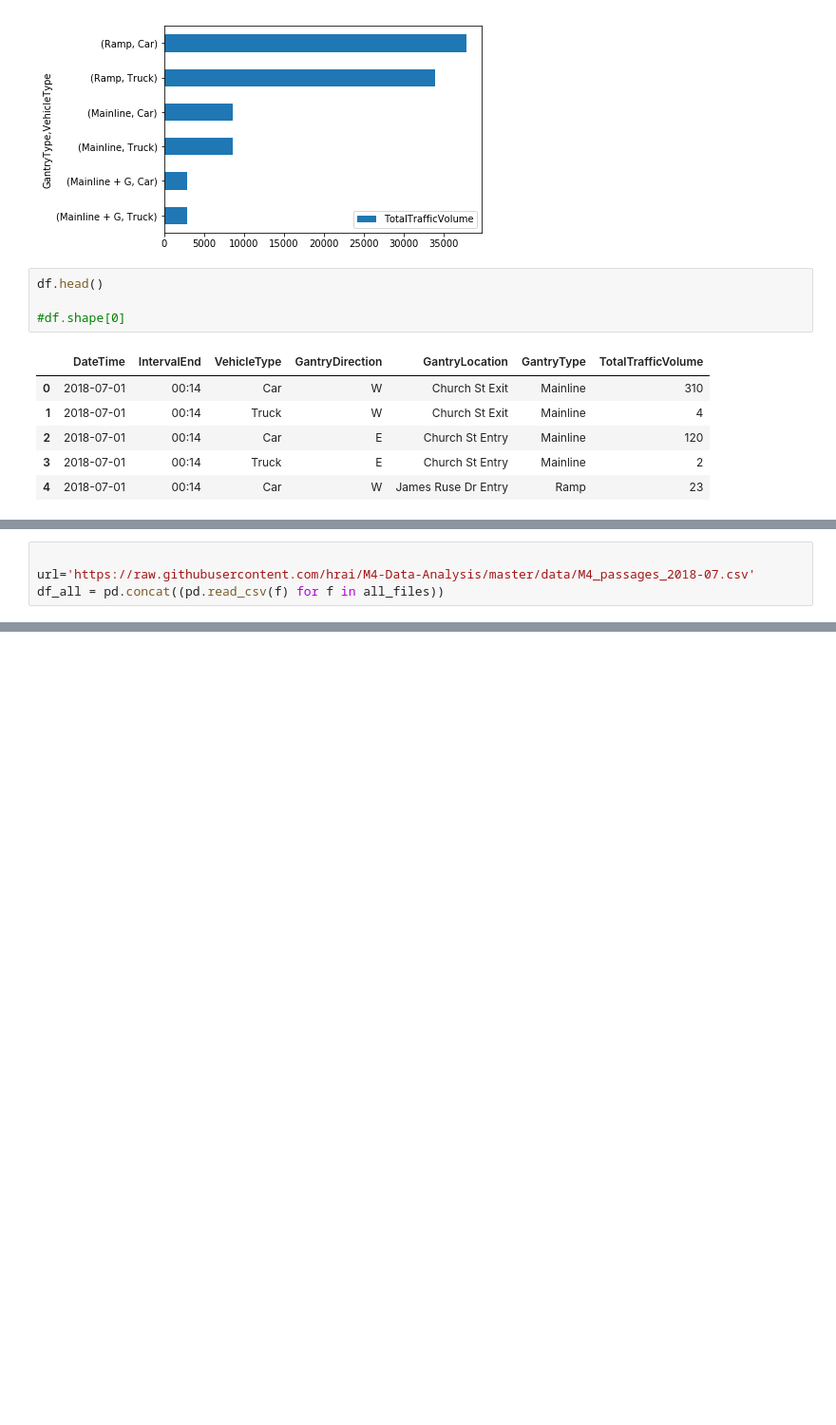
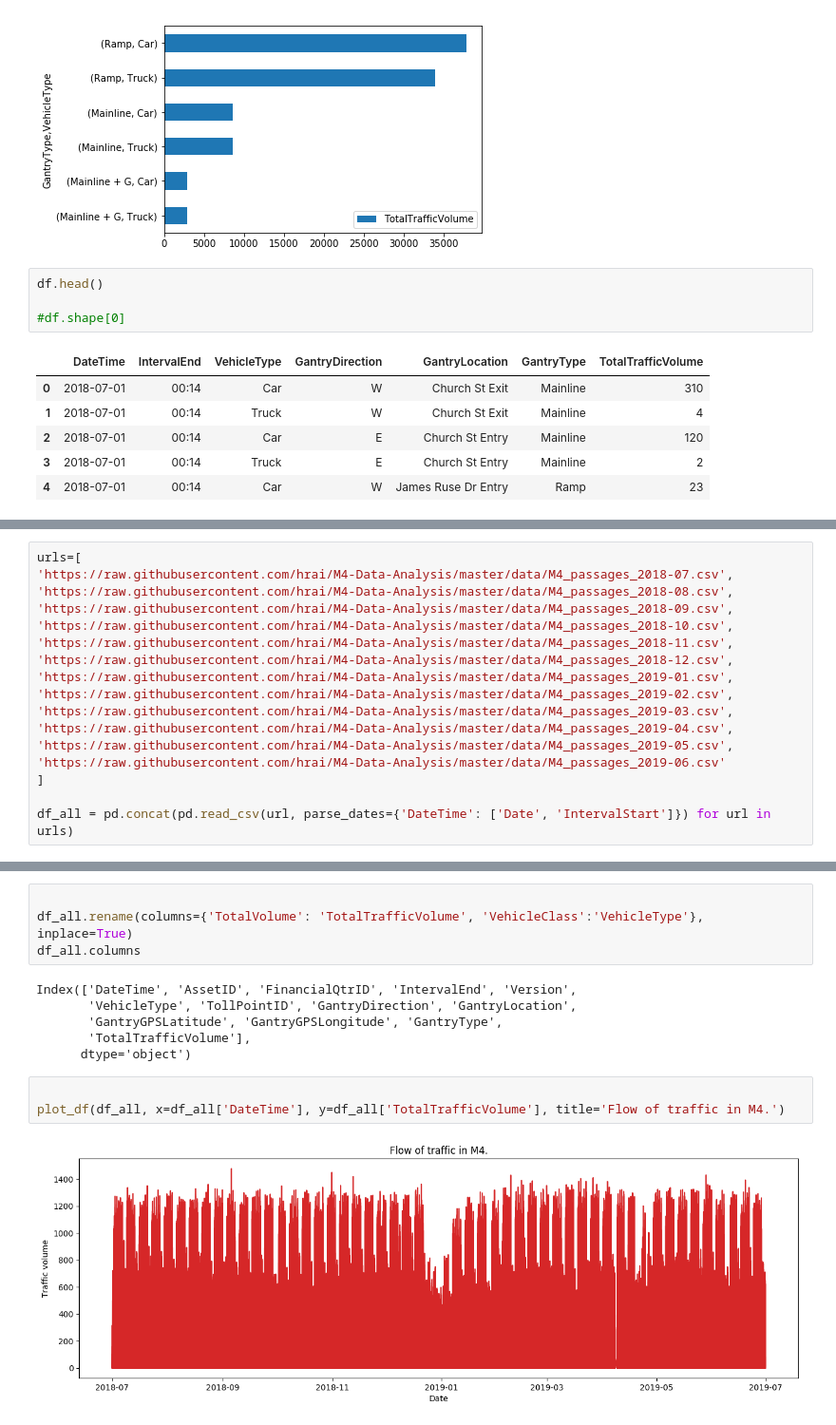
Before and after one commit to hrai/-M4-Data-Analysis, a Jupyter notebook: Assignment_2.ipynb, the cells around one changed output, grey strips where cells are left out. Shown at 95% size. Drawn from its saved outputs; the diff is of its cells as text; blank space fills up the shorter version.

```diff
--- a/Assignment_2.ipynb
+++ b/Assignment_2.ipynb
@@ -213,4 +212,0 @@ plot_df(df, x=df['DateTime'], y=df['TotalTrafficVolume'], title='Flow of traffic
-# %%
-
-url='https://raw.githubusercontent.com/hrai/M4-Data-Analysis/master/data/M4_passages_2018-07.csv'
-df_all = pd.concat((pd.read_csv(f) for f in all_files))
@@ -216,0 +215,17 @@ df_all = pd.concat((pd.read_csv(f) for f in all_files))
+# %%
+urls=[
+'https://raw.githubusercontent.com/hrai/M4-Data-Analysis/master/data/M4_passages_2018-07.csv',
+'https://raw.githubusercontent.com/hrai/M4-Data-Analysis/master/data/M4_passages_2018-08.csv',
+'https://raw.githubusercontent.com/hrai/M4-Data-Analysis/master/data/M4_passages_2018-09.csv',
+'https://raw.githubusercontent.com/hrai/M4-Data-Analysis/master/data/M4_passages_2018-10.csv',
+'https://raw.githubusercontent.com/hrai/M4-Data-Analysis/master/data/M4_passages_2018-11.csv',
+'https://raw.githubusercontent.com/hrai/M4-Data-Analysis/master/data/M4_passages_2018-12.csv',
+'https://raw.githubusercontent.com/hrai/M4-Data-Analysis/master/data/M4_passages_2019-01.csv',
+'https://raw.githubusercontent.com/hrai/M4-Data-Analysis/master/data/M4_passages_2019-02.csv',
+'https://raw.githubusercontent.com/hrai/M4-Data-Analysis/master/data/M4_passages_2019-03.csv',
+'https://raw.githubusercontent.com/hrai/M4-Data-Analysis/master/data/M4_passages_2019-04.csv',
+'https://raw.githubusercontent.com/hrai/M4-Data-Analysis/master/data/M4_passages_2019-05.csv',
+'https://raw.githubusercontent.com/hrai/M4-Data-Analysis/master/data/M4_passages_2019-06.csv'
+]
+
+df_all = pd.concat(pd.read_csv(url, parse_dates={'DateTime': ['Date', 'IntervalStart']}) for url in urls)
@@ -216,0 +244,15 @@ df_all = pd.concat((pd.read_csv(f) for f in all_files))
+# %%
+
+df_all.rename(columns={'TotalVolume': 'TotalTrafficVolume', 'VehicleClass':'VehicleType'}, inplace=True)
+df_all.columns
+# %% [output]
+Index(['DateTime', 'AssetID', 'FinancialQtrID', 'IntervalEnd', 'Version',
+       'VehicleType', 'TollPointID', 'GantryDirection', 'GantryLocation',
+       'GantryGPSLatitude', 'GantryGPSLongitude', 'GantryType',
+       'TotalTrafficVolume'],
+      dtype='object')
+# %%
+
+plot_df(df_all, x=df_all['DateTime'], y=df_all['TotalTrafficVolume'], title='Flow of traffic in M4.')
+# %% [output]
+[figure, added]
```
Also changed, not shown: parts of 3 cells of this notebook.
